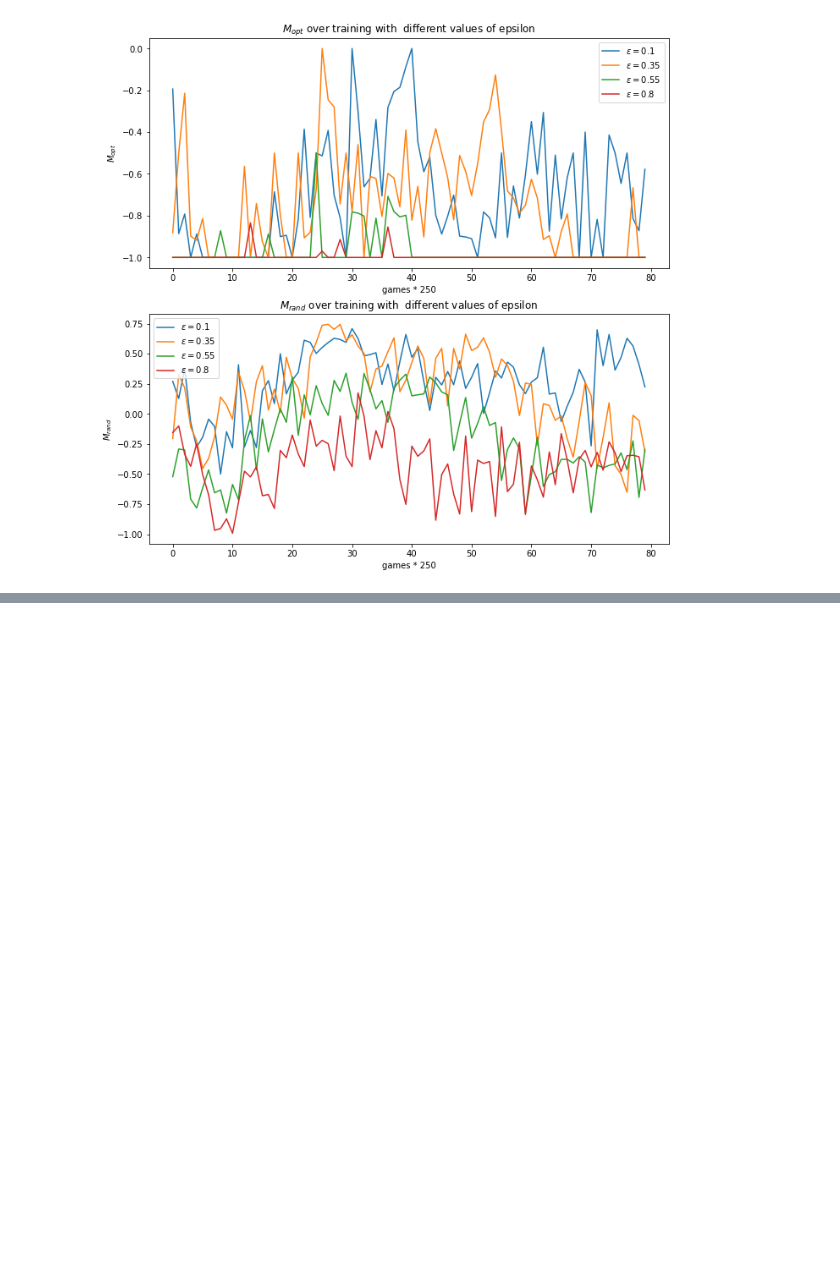
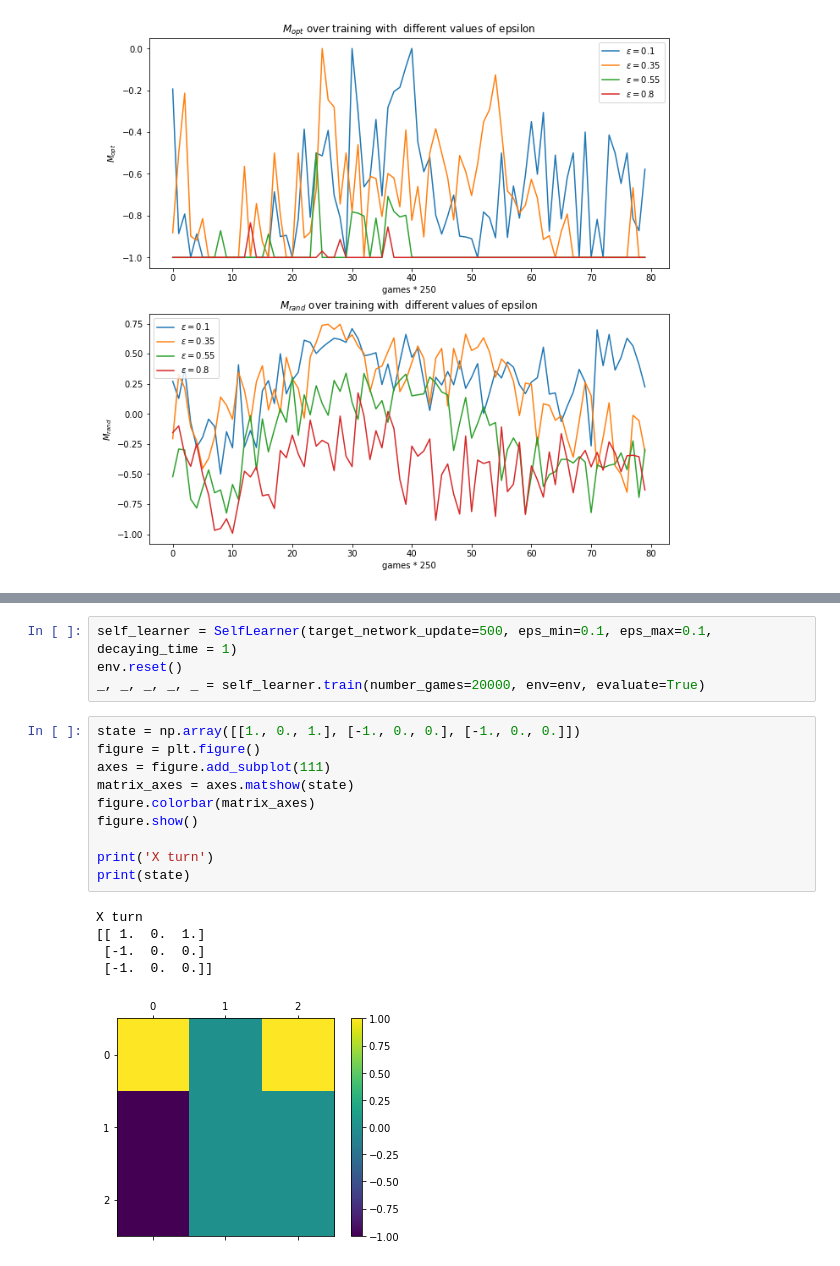
Before and after one commit to Noam-Ghenassia/ANN_miniproject, a Jupyter notebook: results.ipynb, the cells around one changed output, grey strips where cells are left out. Drawn from its saved outputs; the diff is of its cells as text; blank space fills up the shorter version.

```diff
--- a/results.ipynb
+++ b/results.ipynb
@@ -300,0 +365,20 @@ Text(0, 0.5, '$M_{rand}$')
+# %%
+self_learner = SelfLearner(target_network_update=500, eps_min=0.1, eps_max=0.1, decaying_time = 1)
+env.reset()
+_, _, _, _, _ = self_learner.train(number_games=20000, env=env, evaluate=True)
+# %%
+state = np.array([[1., 0., 1.], [-1., 0., 0.], [-1., 0., 0.]])
+figure = plt.figure()
+axes = figure.add_subplot(111)
+matrix_axes = axes.matshow(state)
+figure.colorbar(matrix_axes)
+figure.show()
+
+print('X turn')
+print(state)
+# %% [output]
+X turn
+[[ 1.  0.  1.]
+ [-1.  0.  0.]
+ [-1.  0.  0.]]
+[figure, added]
```
Also changed, not shown: parts of 29 cells of this notebook, 1 other file.
